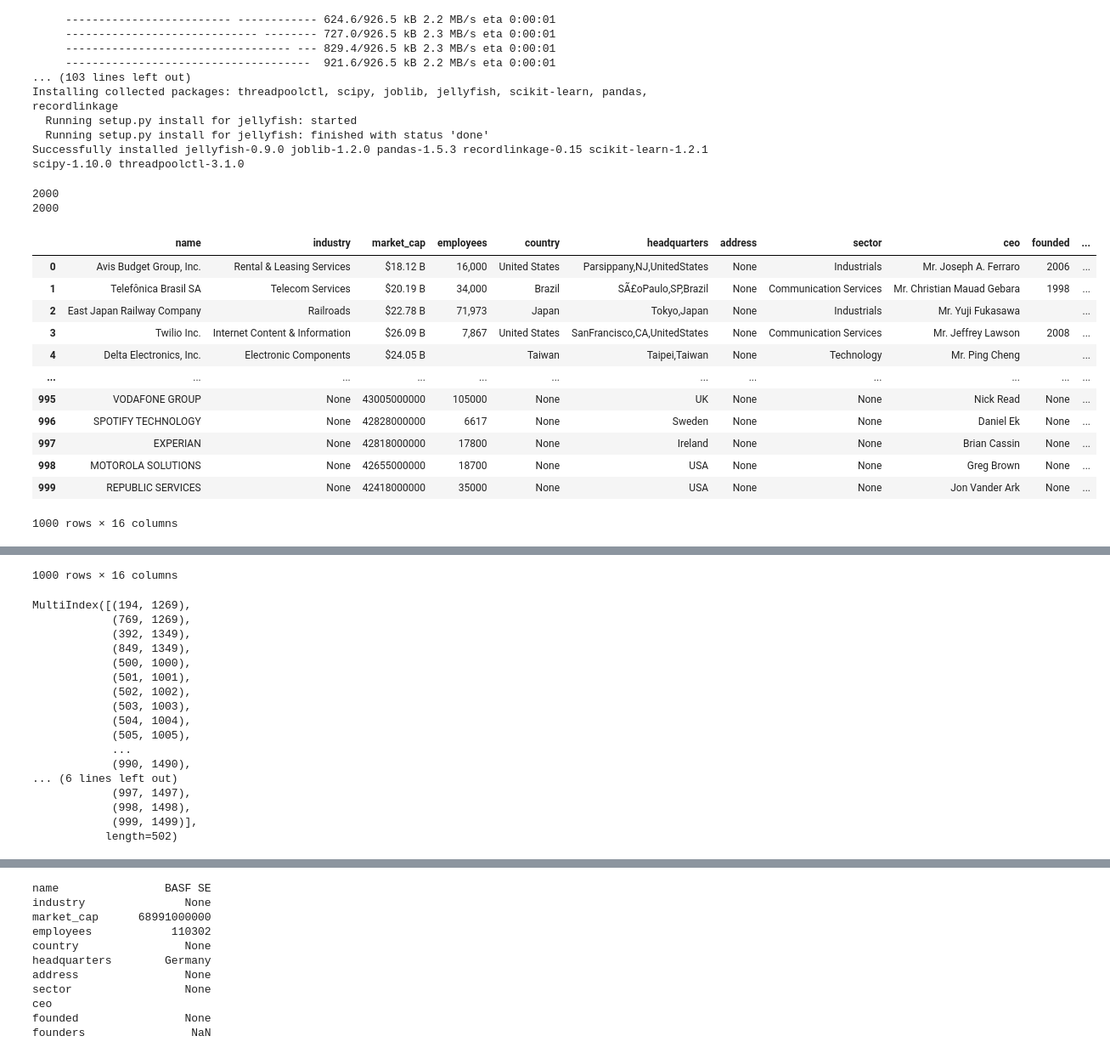
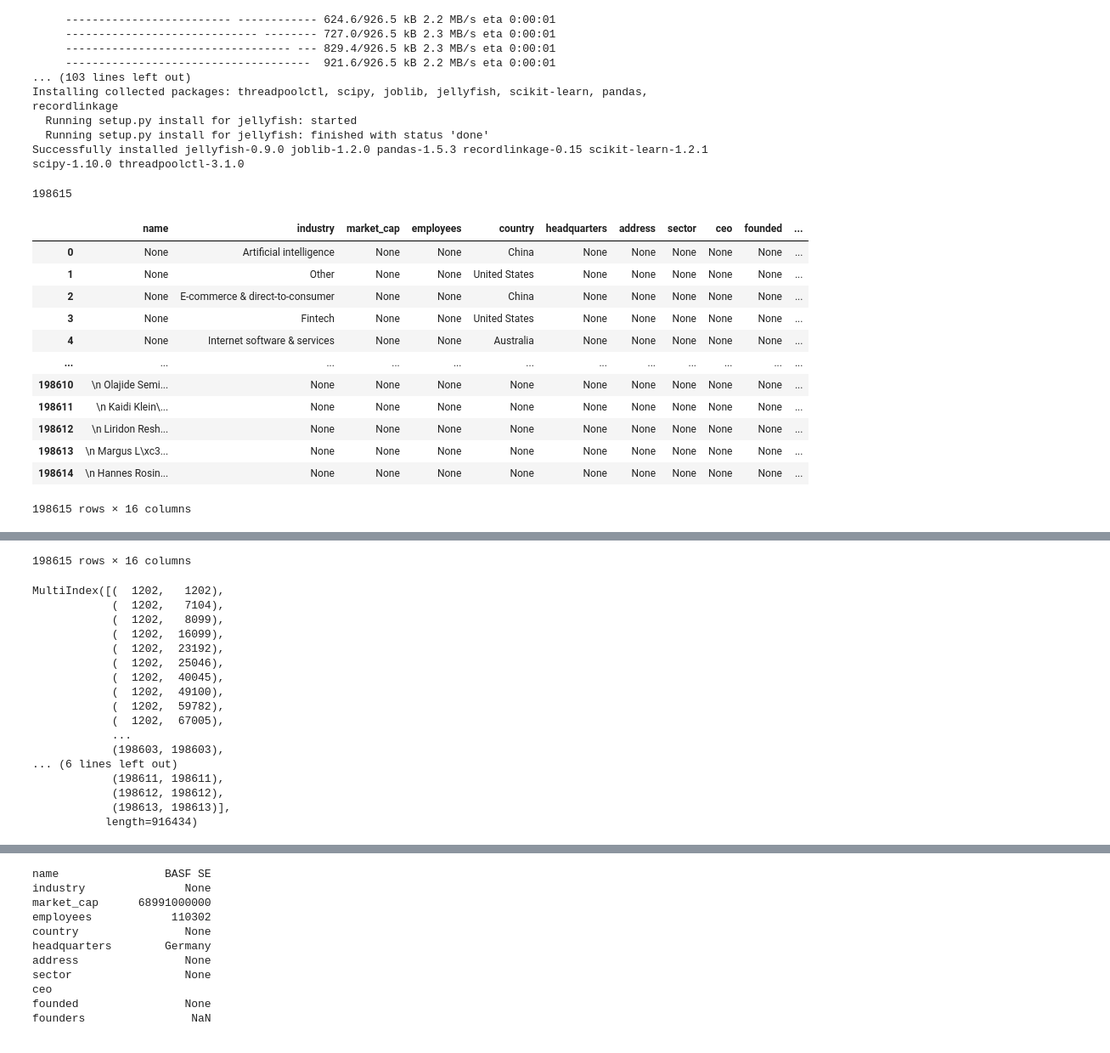
Before and after one commit to dedo99/Progetto_Finale_IDD, a Jupyter notebook: record_linkage.ipynb, the cells around one changed output, grey strips where cells are left out. Shown: that part at 85% size. Drawn from its saved outputs; the diff is of its cells as text; code cells hidden in the pictures.

```diff
--- a/record_linkage.ipynb
+++ b/record_linkage.ipynb
@@ -24,29 +24,31 @@ Successfully installed jellyfish-0.9.0 joblib-1.2.0 pandas-1.5.3 recordlinkage-0
 import recordlinkage
 import pandas as pd
 # %%
-df = pd.read_json('schema_mediato_auto(1).json')
+df = pd.read_json('output_alignment_multithread_finalpass/schema_mediato.json')
 print(len(df))
-half_size = int(len(df)/2)
-print(len(df))
-df_a = df.iloc[:half_size,:]
-df_b = df.iloc[half_size:,:]
+
+# half_size = int(len(df)/2)
+# df_a = df.iloc[:half_size,:]
+# df_b = df.iloc[half_size:,:]
+
+df_a = df
+df_b = df
 
 display(df_a)
 display(df_b)
 # %% [output]
-2000
-2000
+198615
 |  | name | industry | market_cap | employees | country | headquarters | address | sector | ceo | founded | ... |
-| 0 | Avis Budget Group, Inc. | Rental & Leasing Services | $18.12 B | 16,000 | United States | Parsippany,NJ,UnitedStates | None | Industrials | Mr. Joseph A. Ferraro | 2006 | ... |
-| 1 | Telefônica Brasil SA | Telecom Services | $20.19 B | 34,000 | Brazil | SÃ£oPaulo,SP,Brazil | None | Communication Services | Mr. Christian Mauad Gebara | 1998 | ... |
-| 2 | East Japan Railway Company | Railroads | $22.78 B | 71,973 | Japan | Tokyo,Japan | None | Industrials | Mr. Yuji Fukasawa |  | ... |
-| 3 | Twilio Inc. | Internet Content & Information | $26.09 B | 7,867 | United States | SanFrancisco,CA,UnitedStates | None | Communication Services | Mr. Jeffrey Lawson | 2008 | ... |
-| 4 | Delta Electronics, Inc. | Electronic Components | $24.05 B |  | Taiwan | Taipei,Taiwan | None | Technology | Mr. Ping Cheng |  | ... |
+| 0 | None | Artificial intelligence | None | None | China | None | None | None | None | None | ... |
+| 1 | None | Other | None | None | United States | None | None | None | None | None | ... |
+| 2 | None | E-commerce & direct-to-consumer | None | None | China | None | None | None | None | None | ... |
+| 3 | None | Fintech | None | None | United States | None | None | None | None | None | ... |
+| 4 | None | Internet software & services | None | None | Australia | None | None | None | None | None | ... |
 | ... | ... | ... | ... | ... | ... | ... | ... | ... | ... | ... | ... |
-| 995 | VODAFONE GROUP | None | 43005000000 | 105000 | None | UK | None | None | Nick Read | None | ... |
-| 996 | SPOTIFY TECHNOLOGY | None | 42828000000 | 6617 | None | Sweden | None | None | Daniel Ek | None | ... |
-| 997 | EXPERIAN | None | 42818000000 | 17800 | None | Ireland | None | None | Brian Cassin | None | ... |
-| 998 | MOTOROLA SOLUTIONS | None | 42655000000 | 18700 | None | USA | None | None | Greg Brown | None | ... |
-| 999 | REPUBLIC SERVICES | None | 42418000000 | 35000 | None | USA | None | None | Jon Vander Ark | None | ... |
+| 198610 | \n Olajide Semi... | None | None | None | None | None | None | None | None | None | ... |
+| 198611 | \n Kaidi Klein\... | None | None | None | None | None | None | None | None | None | ... |
+| 198612 | \n Liridon Resh... | None | None | None | None | None | None | None | None | None | ... |
+| 198613 | \n Margus L\xc3... | None | None | None | None | None | None | None | None | None | ... |
+| 198614 | \n Hannes Rosin... | None | None | None | None | None | None | None | None | None | ... |
-1000 rows × 16 columns
+198615 rows × 16 columns
 |  | name | industry | market_cap | employees | country | headquarters | address | sector | ceo | founded | ... |
@@ -64,4 +66,4 @@ display(df_b)
-1000 rows × 16 columns
+198615 rows × 16 columns
 # %%
 indexer = recordlinkage.Index()
 indexer.block('name')
@@ -69,20 +71,20 @@ candidate_links = indexer.index(df_a, df_b)
 
 print(candidate_links)
 # %% [output]
-MultiIndex([(194, 1269),
-            (769, 1269),
-            (392, 1349),
-            (849, 1349),
-            (500, 1000),
-            (501, 1001),
-            (502, 1002),
-            (503, 1003),
-            (504, 1004),
-            (505, 1005),
+MultiIndex([(  1202,   1202),
+            (  1202,   7104),
+            (  1202,   8099),
+            (  1202,  16099),
+            (  1202,  23192),
+            (  1202,  25046),
+            (  1202,  40045),
+            (  1202,  49100),
+            (  1202,  59782),
+            (  1202,  67005),
             ...
-            (990, 1490),
+            (198603, 198603),
 ... (6 lines left out)
-            (997, 1497),
-            (998, 1498),
-            (999, 1499)],
-           length=502)
+            (198611, 198611),
+            (198612, 198612),
+            (198613, 198613)],
+           length=916434)
```
Also changed, not shown: parts of 11 cells of this notebook.
